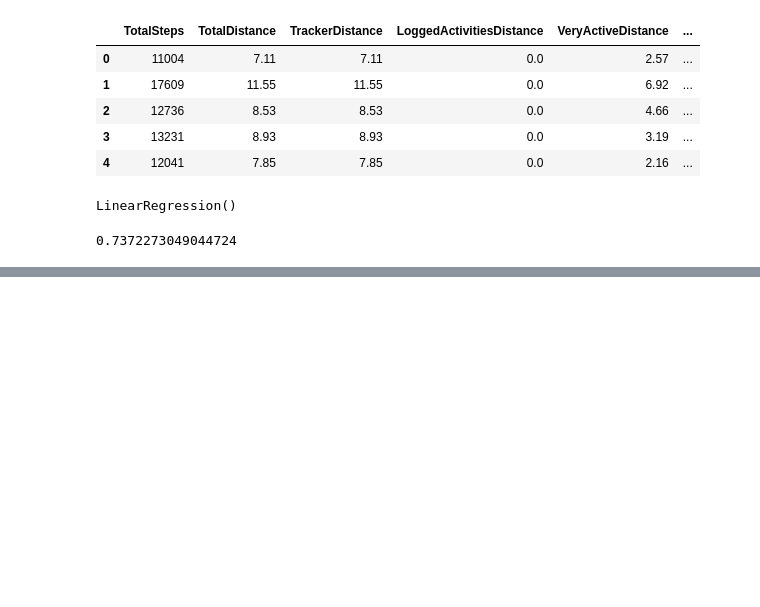
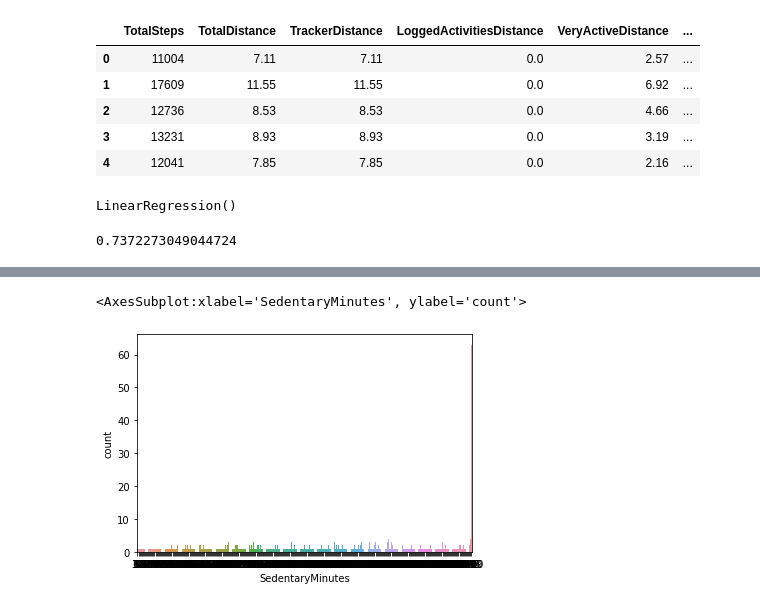
Before and after one commit to sandeepsharma1190/ML-Student, a Jupyter notebook: notebook 9:30/Multi linear 9_30 02052023.ipynb, the cells around one changed output, grey strips where cells are left out. Cells and saved outputs as stored; diff of their text form; code cells hidden in the pictures; blank space fills up the shorter version.

```diff
--- a/notebook 9:30/Multi linear 9_30 02052023.ipynb
+++ b/notebook 9:30/Multi linear 9_30 02052023.ipynb
@@ -44,0 +65,5 @@ r2_score(y_test, pred)
+# %%
+sns.countplot(dataset['SedentaryMinutes'])
+# %% [output]
+<AxesSubplot:xlabel='SedentaryMinutes', ylabel='count'>
+[figure, added]
```
Also changed, not shown: parts of 7 cells of this notebook.
